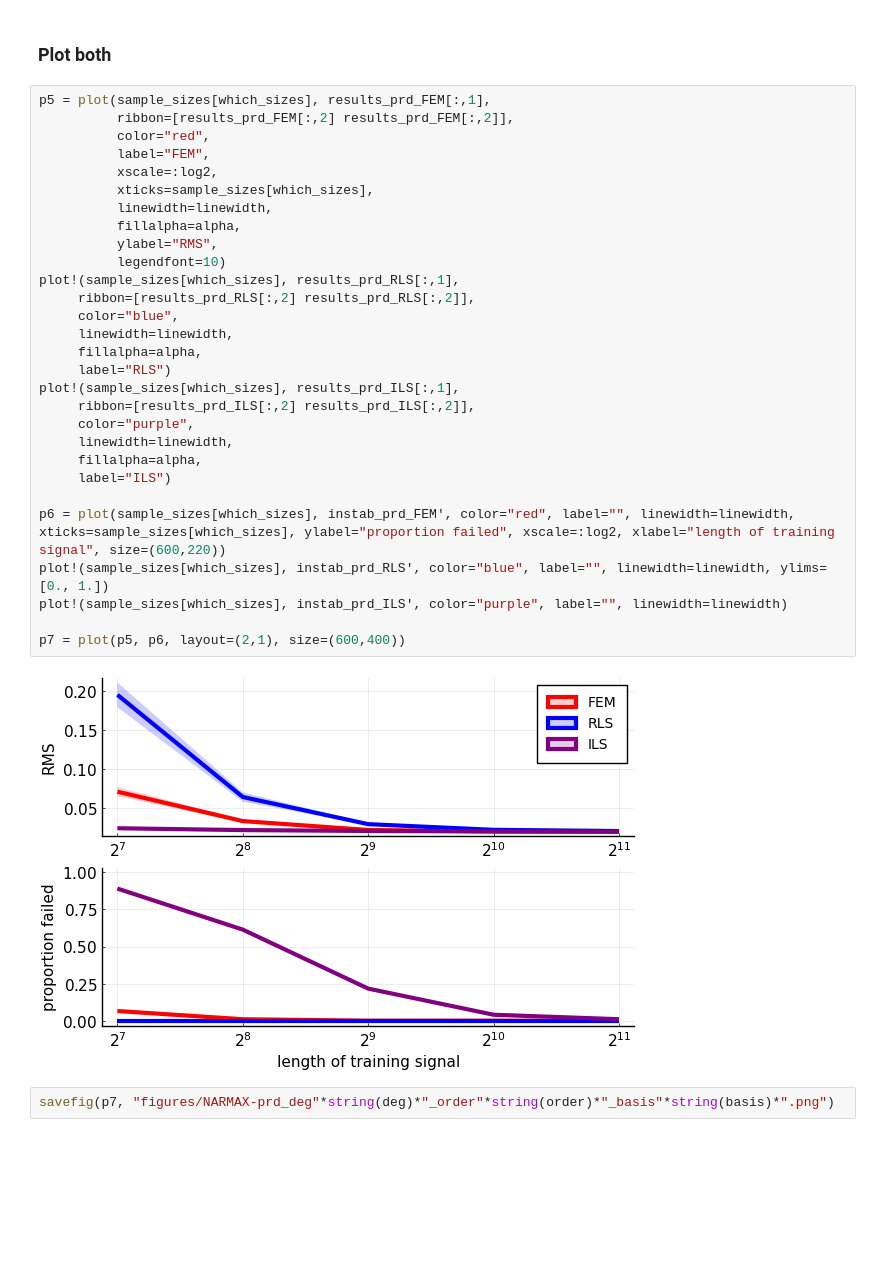
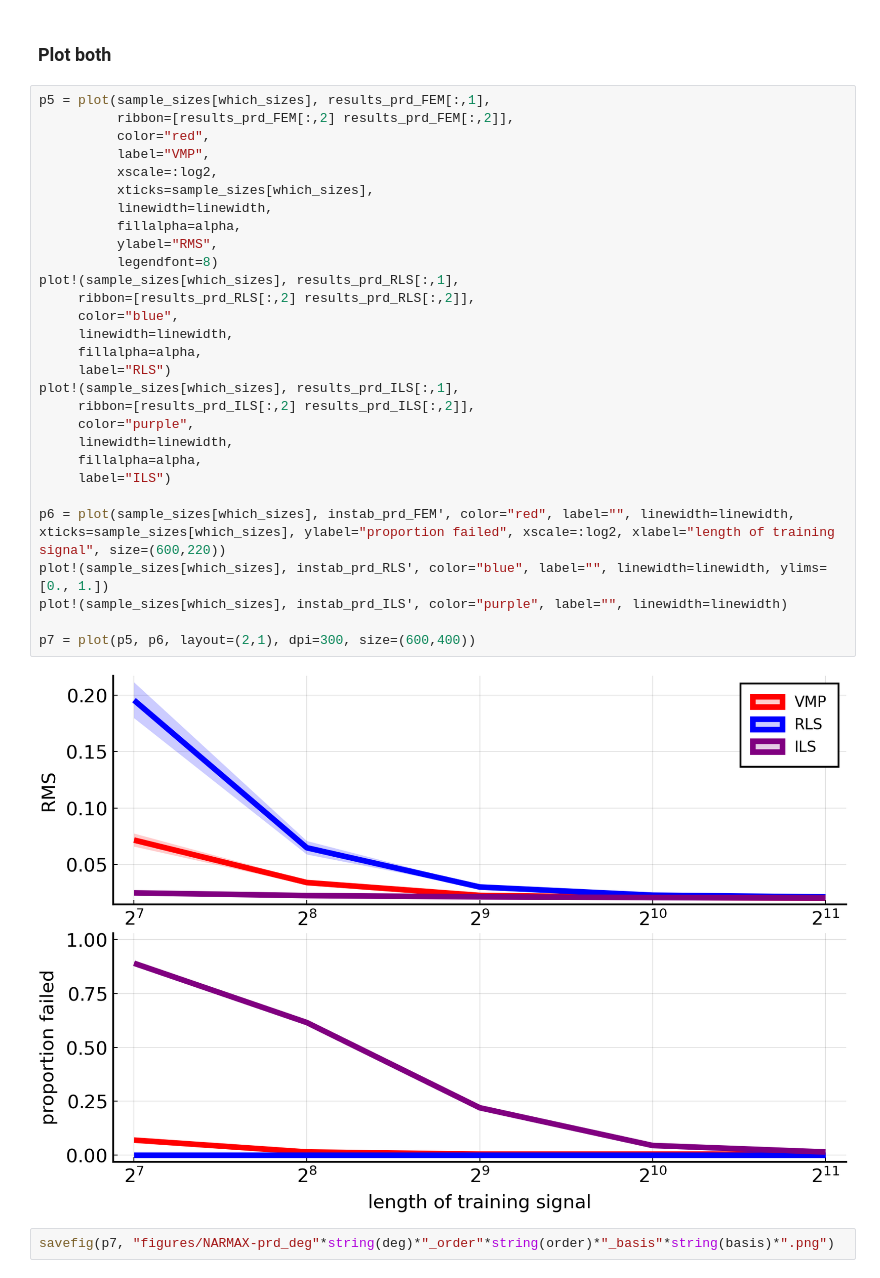
Before and after one commit to biaslab/ACC2022-vmpNARMAX, a Jupyter notebook: experiments/visualize-learning-curves.ipynb, the cells around one changed output. Drawn from its saved outputs; the diff is of its cells as text; blank space fills up the shorter version.

```diff
--- a/experiments/visualize-learning-curves.ipynb
+++ b/experiments/visualize-learning-curves.ipynb
@@ -189,33 +194,33 @@ savefig(p4, "figures/NARMAX-propfail-prd_deg"*string(deg)*"_order"*string(order)
 # %%
 p5 = plot(sample_sizes[which_sizes], results_prd_FEM[:,1],
           ribbon=[results_prd_FEM[:,2] results_prd_FEM[:,2]],
           color="red",
-          label="FEM",
+          label="VMP",
           xscale=:log2,
           xticks=sample_sizes[which_sizes],
           linewidth=linewidth,
           fillalpha=alpha,
           ylabel="RMS",
-          legendfont=10)
+          legendfont=8)
 plot!(sample_sizes[which_sizes], results_prd_RLS[:,1],
      ribbon=[results_prd_RLS[:,2] results_prd_RLS[:,2]],
      color="blue",
      linewidth=linewidth,
      fillalpha=alpha,
      label="RLS")
 plot!(sample_sizes[which_sizes], results_prd_ILS[:,1],
      ribbon=[results_prd_ILS[:,2] results_prd_ILS[:,2]],
      color="purple",
      linewidth=linewidth,
      fillalpha=alpha,
      label="ILS")
 
 p6 = plot(sample_sizes[which_sizes], instab_prd_FEM', color="red", label="", linewidth=linewidth, xticks=sample_sizes[which_sizes], ylabel="proportion failed", xscale=:log2, xlabel="length of training signal", size=(600,220))
 plot!(sample_sizes[which_sizes], instab_prd_RLS', color="blue", label="", linewidth=linewidth, ylims=[0., 1.])
 plot!(sample_sizes[which_sizes], instab_prd_ILS', color="purple", label="", linewidth=linewidth)
 
-p7 = plot(p5, p6, layout=(2,1), size=(600,400))
+p7 = plot(p5, p6, layout=(2,1), dpi=300, size=(600,400))
 # %% [output]
-[figure, old version]
+[figure, new version]
 # %%
 savefig(p7, "figures/NARMAX-prd_deg"*string(deg)*"_order"*string(order)*"_basis"*string(basis)*".png")
```
Also changed, not shown: parts of 6 cells of this notebook, 24 other files.
